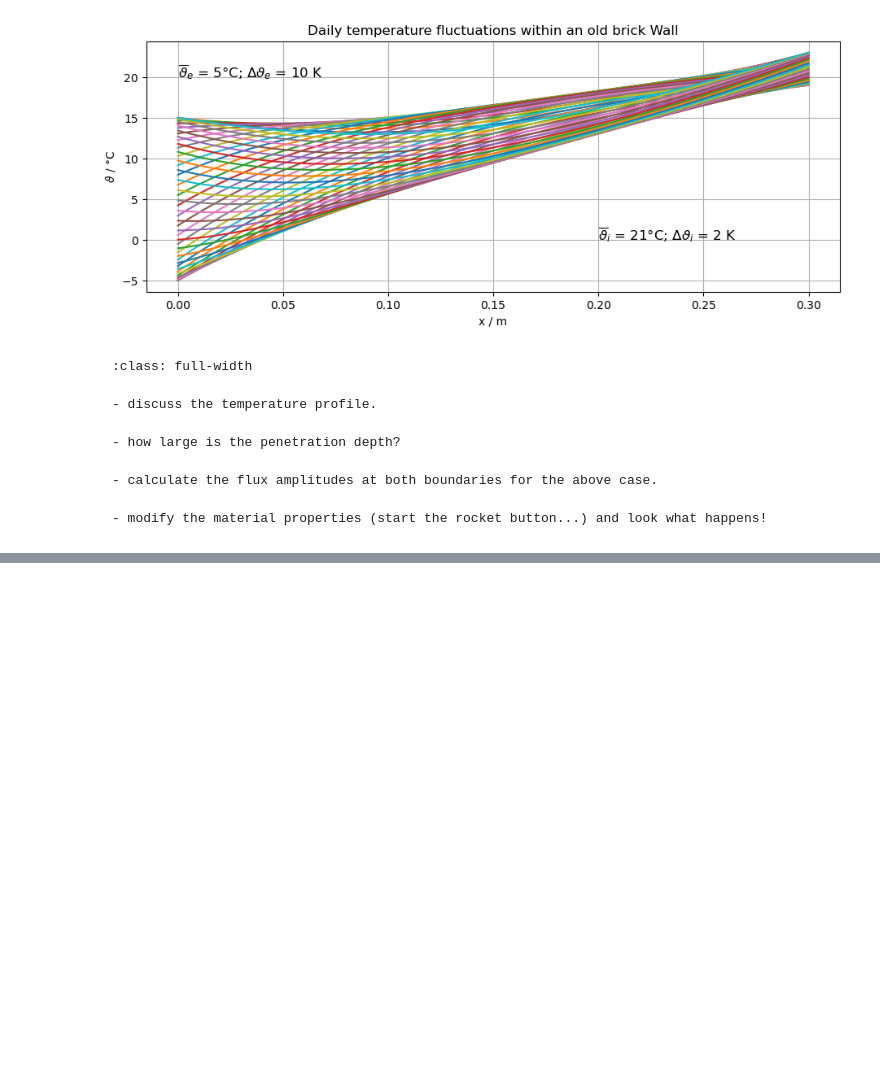
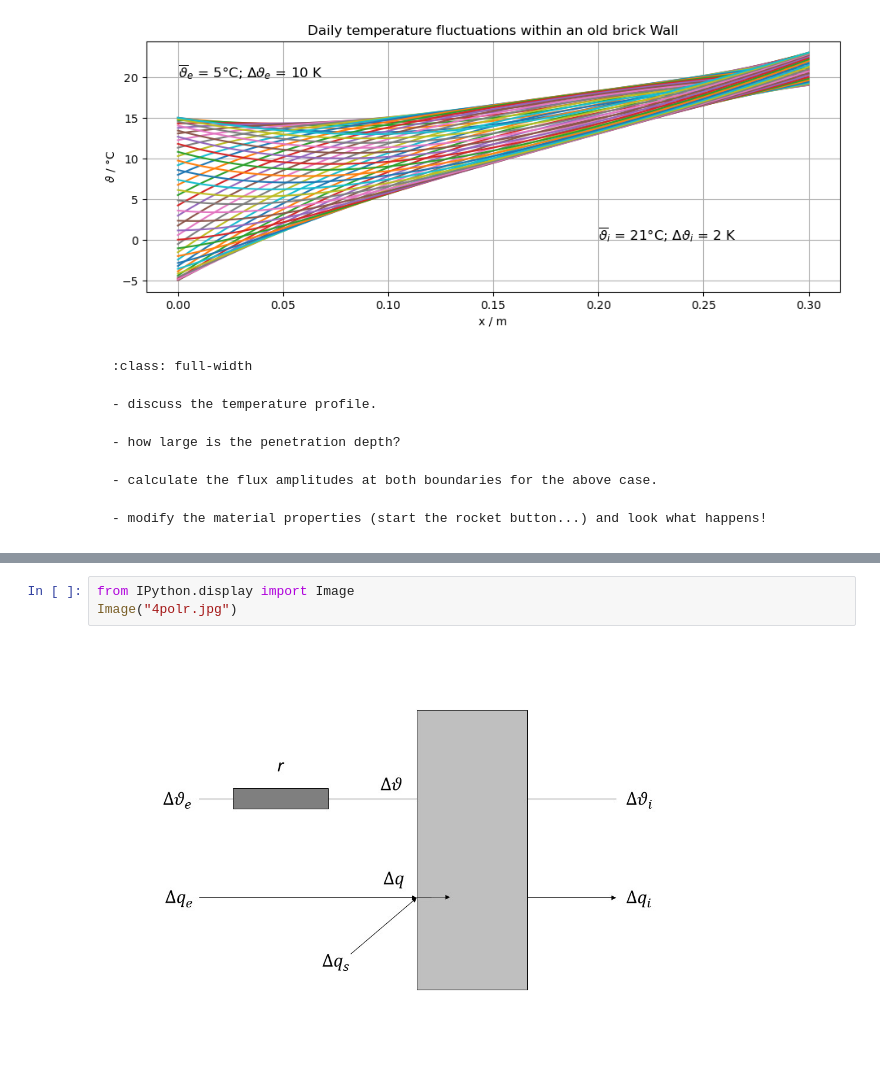
Before and after one commit to GitAndi18/HydroThermal, a Jupyter notebook: _build/jupyter_execute/Ch_1/240418_TheWall.ipynb, the cells around one changed output, grey strips where cells are left out. Drawn from its saved outputs; the diff is of its cells as text; blank space fills up the shorter version.

```diff
--- a/_build/jupyter_execute/Ch_1/240418_TheWall.ipynb
+++ b/_build/jupyter_execute/Ch_1/240418_TheWall.ipynb
@@ -74,0 +99,5 @@ plt.show()
+# %%
+from IPython.display import Image
+Image("4polr.jpg")
+# %% [output]
+[figure, added]
```
Also changed, not shown: parts of 8 cells of this notebook, 24 other files.
